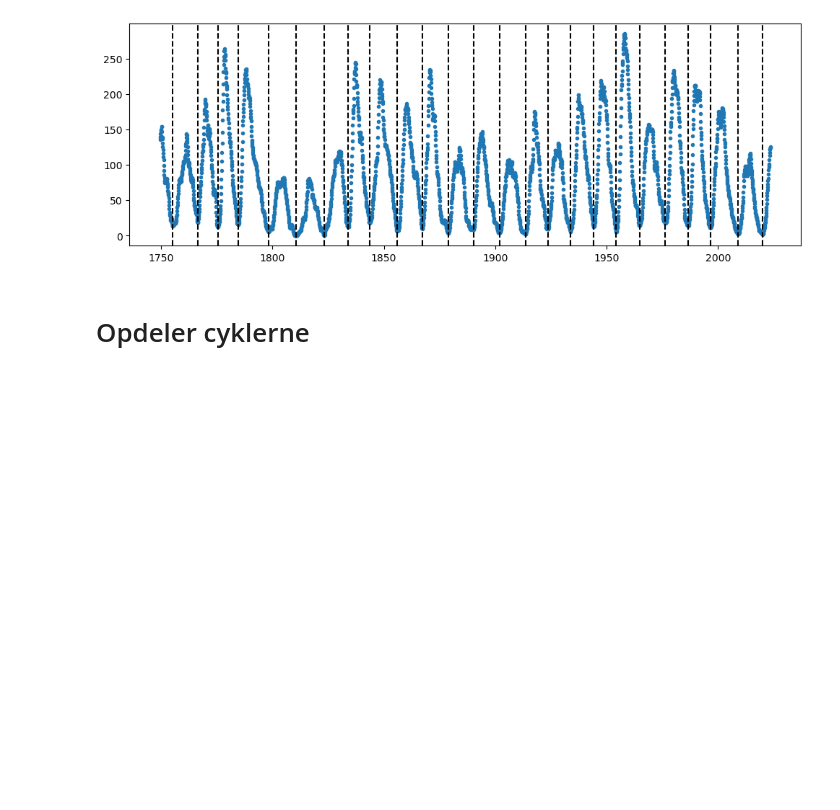
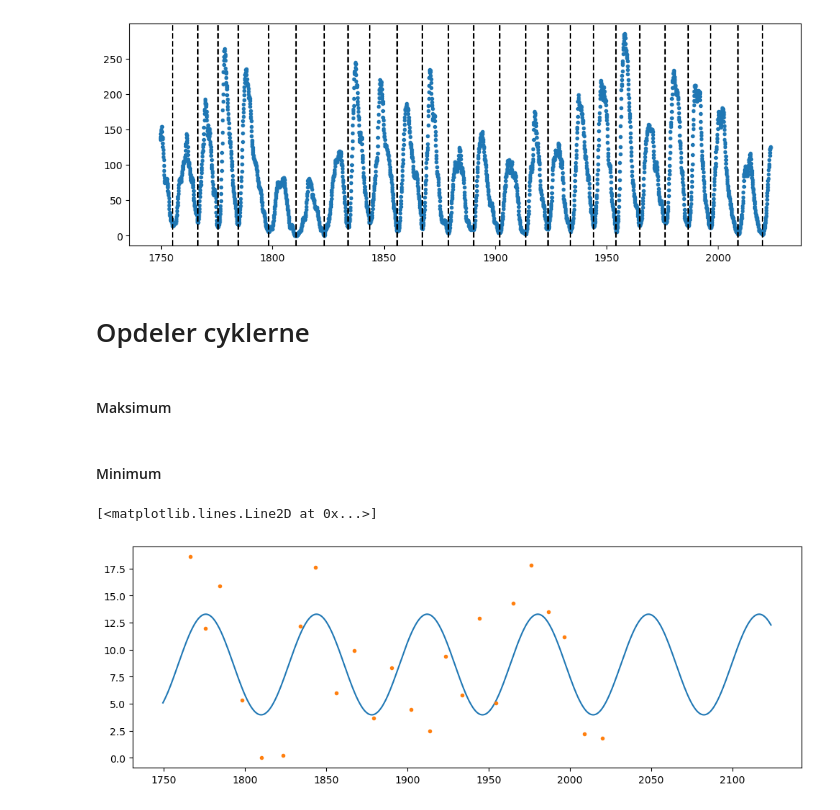
Before and after one commit to Focus9752/Solpletter_projekt, a Jupyter notebook: ok/Solpletanalyse.ipynb, the cells around one changed output. Drawn from its saved outputs; the diff is of its cells as text; code cells hidden in the pictures; blank space fills up the shorter version.

```diff
--- a/ok/Solpletanalyse.ipynb
+++ b/ok/Solpletanalyse.ipynb
@@ -170,3 +45,5 @@ for k in range( len(Proxy_minimum_dato)-1 ):
         x = Dato_brøkdel[Maske]
         y = Monthly_smoothed_sunspot_number[Maske]
         Cykler.append([x,y])
+# %% [markdown]
+#### Maksimum
@@ -172,0 +65,22 @@ for k in range( len(Proxy_minimum_dato)-1 ):
+# %% [markdown]
+#### Minimum
+# %%
+Minimum_dato = []
+Minimum_plet = []
+
+for n in range( len(Cykler_max) ):
+    Minimum_dato.append( Cykler_max[n][0][ np.where(Cykler_max[n][1] == np.min(Cykler_max[n][1]))[0][0] ])
+    Minimum_plet.append(Cykler_max[n][1][ np.where(Cykler_max[n][1] == np.min(Cykler_max[n][1]))[0][0] ] )
+
+def Sin_min(x,a,b,c,d):
+    return a * np.sin( x * b + c ) + d
+Var_min , Cov_min = curve_fit(Sin_min , Minimum_dato , Minimum_plet , p0=[10,1/12,1,10])
+yy=Sin_min(x,*Var_min)
+
+
+plt.figure(figsize=(12,4))
+plt.plot(x,yy)
+plt.plot(Minimum_dato , Minimum_plet , '.')
+# %% [output]
+[<matplotlib.lines.Line2D at 0x...>]
+[figure, added]
```
Also changed, not shown: parts of 15 cells of this notebook.
